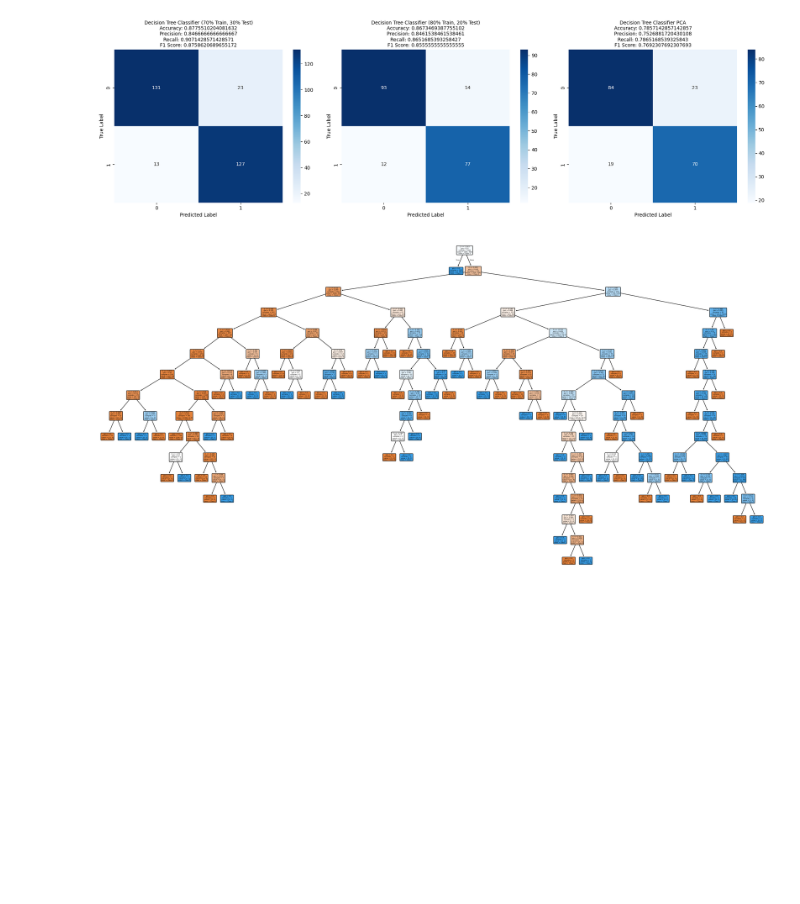
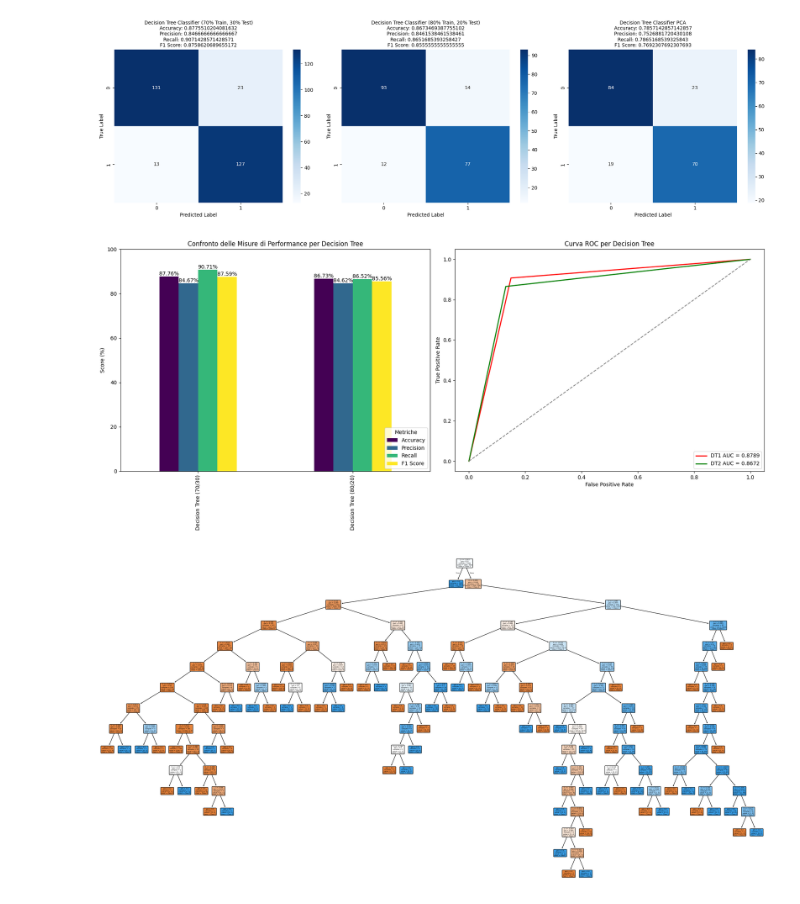
Before and after one commit to oleksandragolub/Progetto-Machine-Learning, a Jupyter notebook: progetto_machine_learning.ipynb, the cells around one changed output. Saved outputs shown, nothing was run; the diff lists cells and outputs as text; code cells hidden in the pictures; blank space fills up the shorter version.

Commit message:
aggiunta di grafici di confronto per modelli

```diff
--- a/progetto_machine_learning.ipynb
+++ b/progetto_machine_learning.ipynb
@@ -1350,6 +1351,59 @@ plt.tight_layout()
 plt.show()
 # %% [output]
 [figure]
+# %%
+# Creazione della figura con due sottotrame (una per le metriche, una per la curva ROC)
+fig, axes = plt.subplots(1, 2, figsize=(18, 8))
+
+
+# Creazione del DataFrame con le metriche per Decision Tree 1 e 2 (senza PCA)
+performance_dt_df = pd.DataFrame({
+    'Metric': ['Accuracy', 'Precision', 'Recall', 'F1 Score'],
+    'Decision Tree (70/30)': [accuracy_dt * 100, precision_dt * 100, recall_dt * 100, f1_dt * 100],
+    'Decision Tree (80/20)': [accuracy_dt2 * 100, precision_dt2 * 100, recall_dt2 * 100, f1_dt2 * 100]
+})
+
+# Trasposizione per miglior visualizzazione
+performance_dt_df = performance_dt_df.set_index('Metric').T
+
+### Grafico delle Misure di Performance ###
+# Plot delle metriche di performance
+performance_dt_df.plot(kind='bar', ax=axes[0], colormap='viridis')
+axes[0].set_title("Confronto delle Misure di Performance per Decision Tree")
+axes[0].set_ylabel("Score (%)")
+axes[0].set_ylim(0, 100)  # Scala 0-100%
+axes[0].legend(title="Metriche", loc="lower right")
+
+# Annotazioni sopra le barre con i valori percentuali
+for container in axes[0].containers:
+    axes[0].bar_label(container, fmt='%.2f%%', fontsize=10)
+
+### Grafico della Curva ROC ###
+# Calcolo della curva ROC per entrambi i modelli
+fpr_dt, tpr_dt, _ = roc_curve(y_test, dt_model.predict_proba(x_test)[:, 1])
+roc_auc_dt = auc(fpr_dt, tpr_dt)
+
+fpr_dt2, tpr_dt2, _ = roc_curve(y_test2, dt_model2.predict_proba(x_test2)[:, 1])
+roc_auc_dt2 = auc(fpr_dt2, tpr_dt2)
+
+# Plot della curva ROC per entrambi i modelli
+axes[1].plot(fpr_dt, tpr_dt, color='red', lw=2, label=f'DT1 AUC = {roc_auc_dt:.4f}')
+axes[1].plot(fpr_dt2, tpr_dt2, color='green', lw=2, label=f'DT2 AUC = {roc_auc_dt2:.4f}')
+
+# Linea di riferimento per il caso casuale
+axes[1].plot([0, 1], [0, 1], color='grey', linestyle='--')
+
+# Impostazioni del grafico
+axes[1].set_xlabel("False Positive Rate")
+axes[1].set_ylabel("True Positive Rate")
+axes[1].set_title("Curva ROC per Decision Tree")
+axes[1].legend(loc="lower right")
+
+# Ottimizzazione del layout
+plt.tight_layout()
+plt.show()
+# %% [output]
+[figure, added]
 # %%
 plt.figure(figsize=(30, 15))
 plot_tree(dt_model, filled=True, rounded=True, class_names=['Class 0', 'Class 1'], feature_names=y)
```
Also changed, not shown: parts of 6 cells of this notebook.
